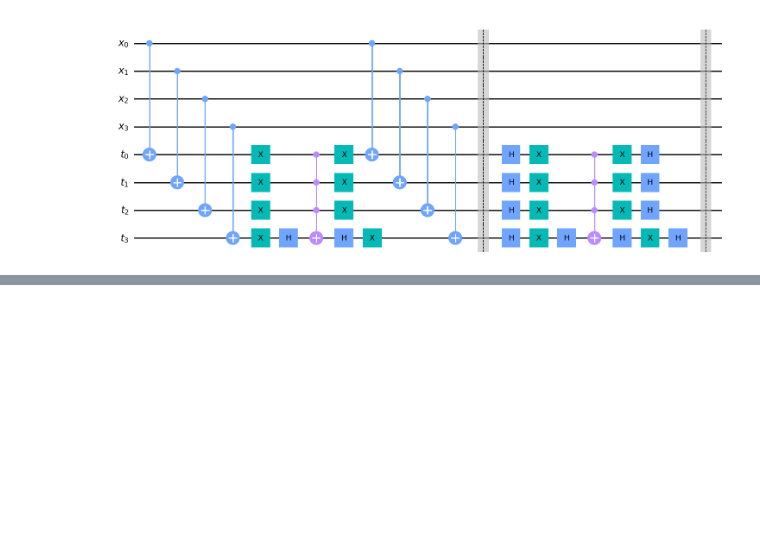
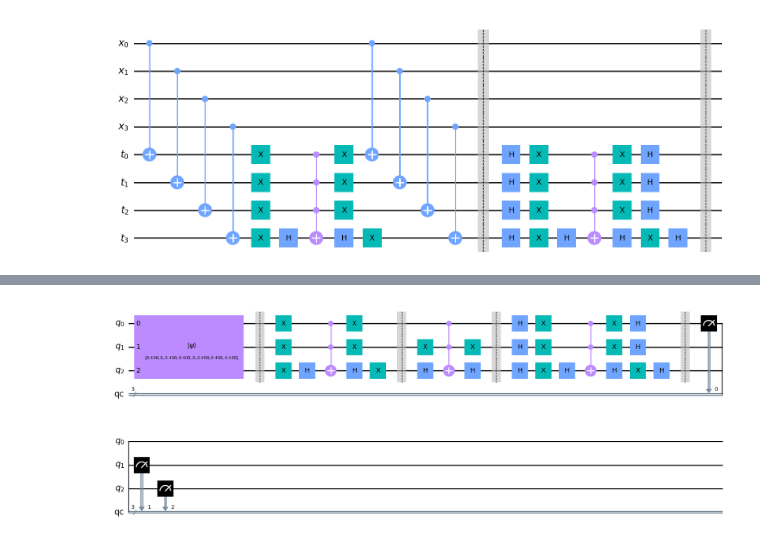
Before and after one commit to karakoulaki/MResProject, a Jupyter notebook: Examples.ipynb, the cells around one changed output, grey strips where cells are left out. Drawn from its saved outputs; the diff is of its cells as text; code cells hidden in the pictures; blank space fills up the shorter version.

Commit message:
trying code from templateMatching.py and amplitudeAmplification.py

```diff
--- a/Examples.ipynb
+++ b/Examples.ipynb
@@ -52,0 +61,98 @@ circuit.draw('mpl')
+# %%
+import qiskit
+import numpy as np
+import matplotlib.pyplot as plt
+from qiskit import (QuantumCircuit, QuantumRegister,
+                    ClassicalRegister, execute, Aer)
+from qiskit.visualization import *
+from qiskit.tools.monitor import job_monitor
+
+print('#####################################################')
+print('#                                                   #')
+print('#                                                   #')
+print('#      Amplitude Amplification                      #')
+print('#                                                   #')
+print('#      A simple amplitude amplification example.    #')
+print('#                                                   #')
+print('#      Please acknowledge the use of this code.     #')
+print('#                                                   #')
+print('#      Author: Simon J. Williams                    #')
+print('#                                                   #')
+print('#                                                   #')
+print('#####################################################')
+
+### Define Aer simulator
+sim = Aer.get_backend('qasm_simulator')
+
+def state_preparation(n_qubits, state):
+
+    ### Build state preparation circuit
+    state_prep = QuantumCircuit(n_qubits)
+    state_prep.initialize(state, [i for i in range(n_qubits)])
+
+    return state_prep
+
+def circuitBuild(n_qubits, initial_state, good_state, itr=1):
+
+    ### Build state preparation circuit
+    state_prep = state_preparation(n_qubits, initial_state)
+
+    ### Define Registers
+    q  = QuantumRegister(n_qubits, name = 'q')
+    qc = ClassicalRegister(n_qubits, name = 'qc')
+
+    ### Construct quantum circuit with state preparation
+    circuit = QuantumCircuit(q, qc).compose(state_prep, q)
+    circuit.barrier()
+
+    for k in range(itr):
+        ### Construct oracles
+        for i in range(len(good_state)):
+            for j in range(n_qubits):
+                if good_state[i][j] == 0:
+                    circuit.x(q[j])
+            circuit.h(q[-1])
+            circuit.mct(q[:-1], q[-1])
+            circuit.h(q[-1])
+            for j in range(n_qubits):
+                if good_state[i][j] == 0:
+                    circuit.x(q[j])
+
+            circuit.barrier()
+
+        ### Apply Grover difuser
+        circuit.h(q)
+        circuit.x(q)
+        circuit.h(q[-1])
+        circuit.mct(q[:-1], q[-1])
+        circuit.h(q[-1])
+        circuit.x(q)
+        circuit.h(q)
+        circuit.barrier()
+
+    ### Measure
+    circuit.measure(q, qc)
+
+    return circuit
+
+### Define initial state
+initial_state = [
+    1./np.sqrt(6),
+    0,
+    1./np.sqrt(6),
+    1./np.sqrt(6),
+    0,
+    1./np.sqrt(6),
+    1./np.sqrt(6),
+    1./np.sqrt(6),
+]
+
+### Define 'good' states
+good_state = [[0,0,0],
+              [1,0,1]]
+
+itr      = 1
+n_qubits = 3
+circuit  = circuitBuild(n_qubits, initial_state, good_state, itr)
+circuit.draw('mpl')
+# %% [output]
@@ -52,0 +172 @@ circuit.draw('mpl')
+[figure, added]
```
Also changed, not shown: parts of 4 cells of this notebook.
